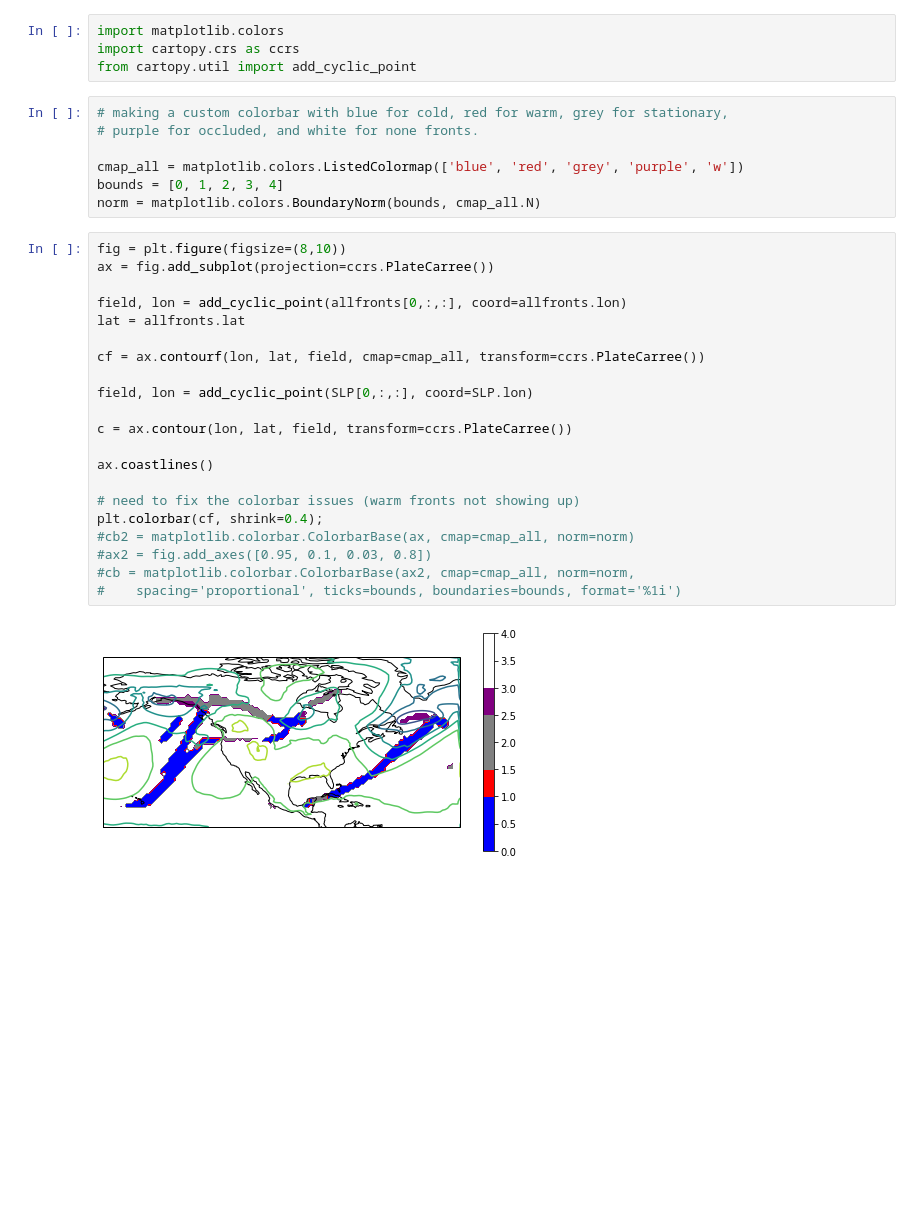
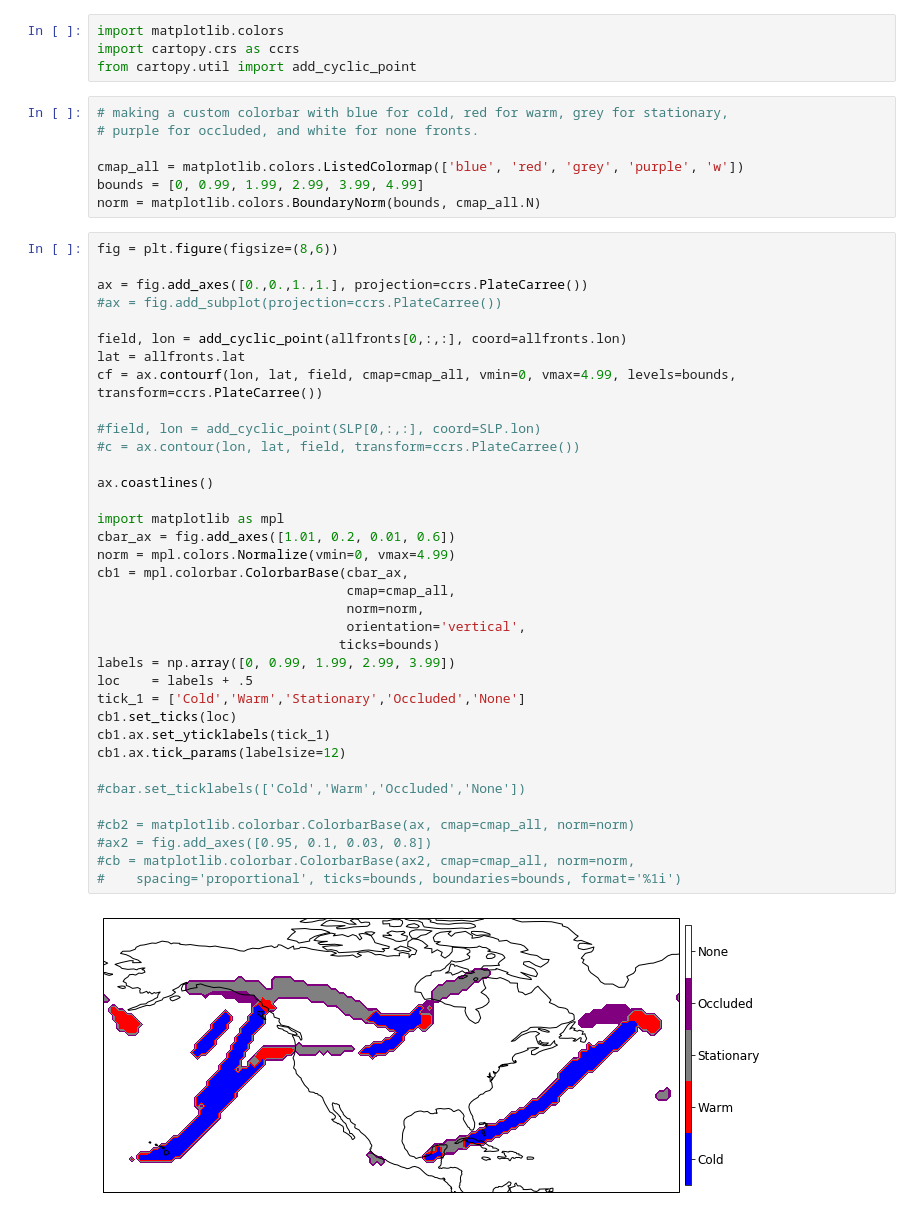
Before and after one commit to katiedagon/ML-extremes, a Jupyter notebook: notebooks/FrontsAnalysis_superimpose.ipynb, the cells around one changed output. Saved outputs shown, nothing was run; the diff lists cells and outputs as text; blank space fills up the shorter version.

Commit message:
fix front colorbar and labels

```diff
--- a/notebooks/FrontsAnalysis_superimpose.ipynb
+++ b/notebooks/FrontsAnalysis_superimpose.ipynb
@@ -76,28 +65,43 @@ from cartopy.util import add_cyclic_point
 # purple for occluded, and white for none fronts.
 
 cmap_all = matplotlib.colors.ListedColormap(['blue', 'red', 'grey', 'purple', 'w'])
-bounds = [0, 1, 2, 3, 4]
+bounds = [0, 0.99, 1.99, 2.99, 3.99, 4.99]
 norm = matplotlib.colors.BoundaryNorm(bounds, cmap_all.N)
 # %%
-fig = plt.figure(figsize=(8,10))
-ax = fig.add_subplot(projection=ccrs.PlateCarree())
+fig = plt.figure(figsize=(8,6))
+
+ax = fig.add_axes([0.,0.,1.,1.], projection=ccrs.PlateCarree())
+#ax = fig.add_subplot(projection=ccrs.PlateCarree())
 
 field, lon = add_cyclic_point(allfronts[0,:,:], coord=allfronts.lon)
 lat = allfronts.lat
+cf = ax.contourf(lon, lat, field, cmap=cmap_all, vmin=0, vmax=4.99, levels=bounds, transform=ccrs.PlateCarree())
 
-cf = ax.contourf(lon, lat, field, cmap=cmap_all, transform=ccrs.PlateCarree())
-
-field, lon = add_cyclic_point(SLP[0,:,:], coord=SLP.lon)
-
-c = ax.contour(lon, lat, field, transform=ccrs.PlateCarree())
+#field, lon = add_cyclic_point(SLP[0,:,:], coord=SLP.lon)
+#c = ax.contour(lon, lat, field, transform=ccrs.PlateCarree())
 
 ax.coastlines()
 
-# need to fix the colorbar issues (warm fronts not showing up)
-plt.colorbar(cf, shrink=0.4);
+import matplotlib as mpl
+cbar_ax = fig.add_axes([1.01, 0.2, 0.01, 0.6])
+norm = mpl.colors.Normalize(vmin=0, vmax=4.99)
+cb1 = mpl.colorbar.ColorbarBase(cbar_ax,
+                                cmap=cmap_all,
+                                norm=norm,
+                                orientation='vertical',
+                               ticks=bounds)
+labels = np.array([0, 0.99, 1.99, 2.99, 3.99])
+loc    = labels + .5
+tick_1 = ['Cold','Warm','Stationary','Occluded','None']
+cb1.set_ticks(loc)
+cb1.ax.set_yticklabels(tick_1)
+cb1.ax.tick_params(labelsize=12)
+
+#cbar.set_ticklabels(['Cold','Warm','Occluded','None'])
+
 #cb2 = matplotlib.colorbar.ColorbarBase(ax, cmap=cmap_all, norm=norm)
 #ax2 = fig.add_axes([0.95, 0.1, 0.03, 0.8])
 #cb = matplotlib.colorbar.ColorbarBase(ax2, cmap=cmap_all, norm=norm,
 #    spacing='proportional', ticks=bounds, boundaries=bounds, format='%1i')
 # %% [output]
-[figure, old version]
+[figure, new version]
```
Also changed, not shown: parts of 5 cells of this notebook.
